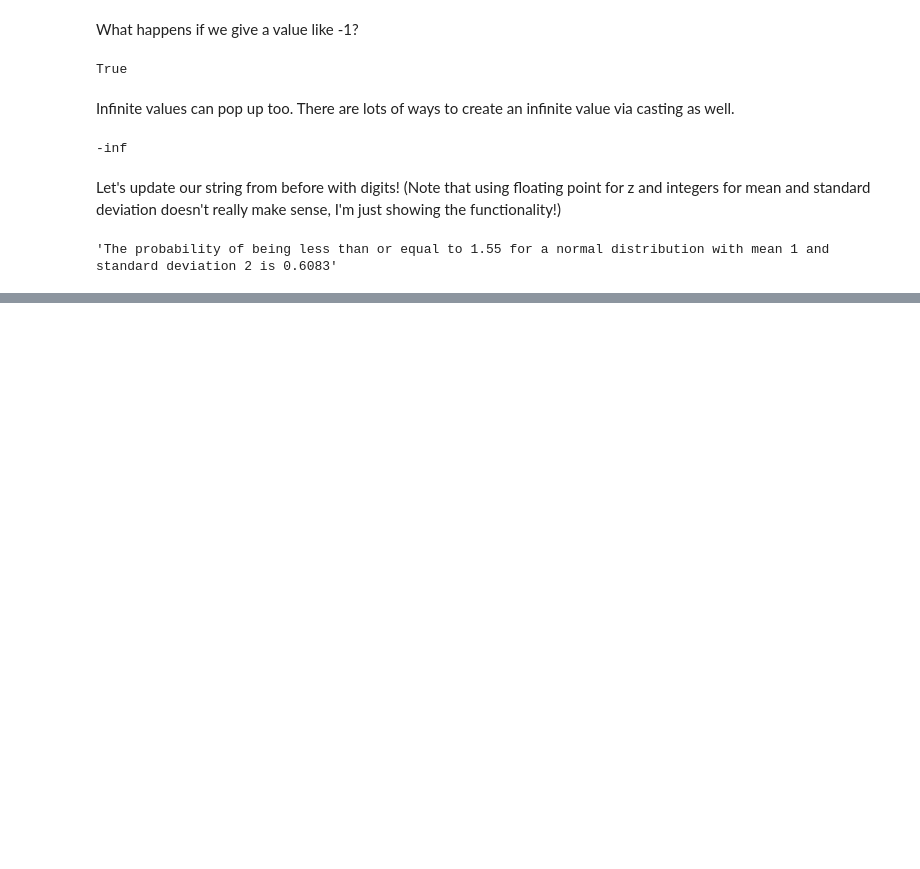
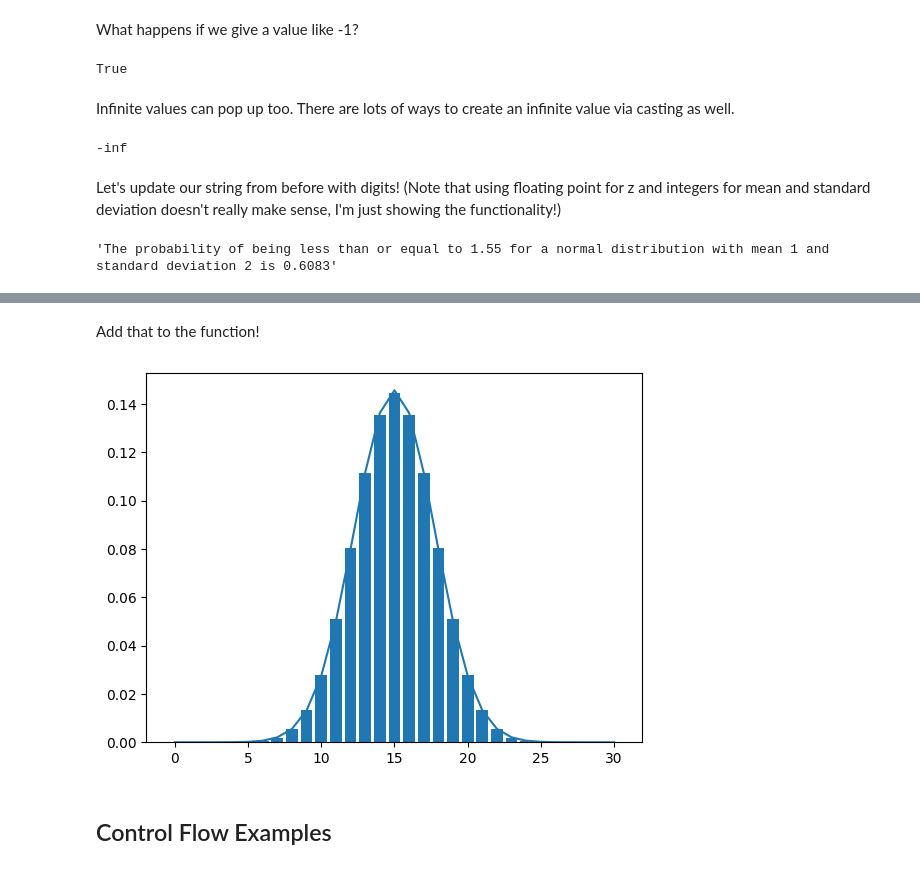
Before and after one commit to jbpost2/ST-554-Big-Data-With-Python-Course-Notes, a Jupyter notebook: Learning_Python.ipynb, the cells around one changed output, grey strips where cells are left out. Drawn from its saved outputs; the diff is of its cells as text; code cells hidden in the pictures; blank space fills up the shorter version.

```diff
--- a/Learning_Python.ipynb
+++ b/Learning_Python.ipynb
@@ -234,0 +367,15 @@ prob_string.format(y = y, mean = mean, std = std, prob = stats.norm.cdf(y, mean,
+# %% [markdown]
+Add that to the function!
+# %%
+def binom_norm_plot(n = 30, p = 0.5):
+    x = range(0, n+1)
+    height = stats.binom.pmf(x, n = n, p = p)
+    plt.bar(x = x, height = height)
+    y = stats.norm.pdf(x, loc = n*p, scale = np.sqrt(n*p*(1-p)))
+    plt.plot(x, y)
+    return
+binom_norm_plot()
+# %% [output]
+[figure, added]
+# %% [markdown]
+## Control Flow Examples
```
Also changed, not shown: parts of 89 cells of this notebook.
